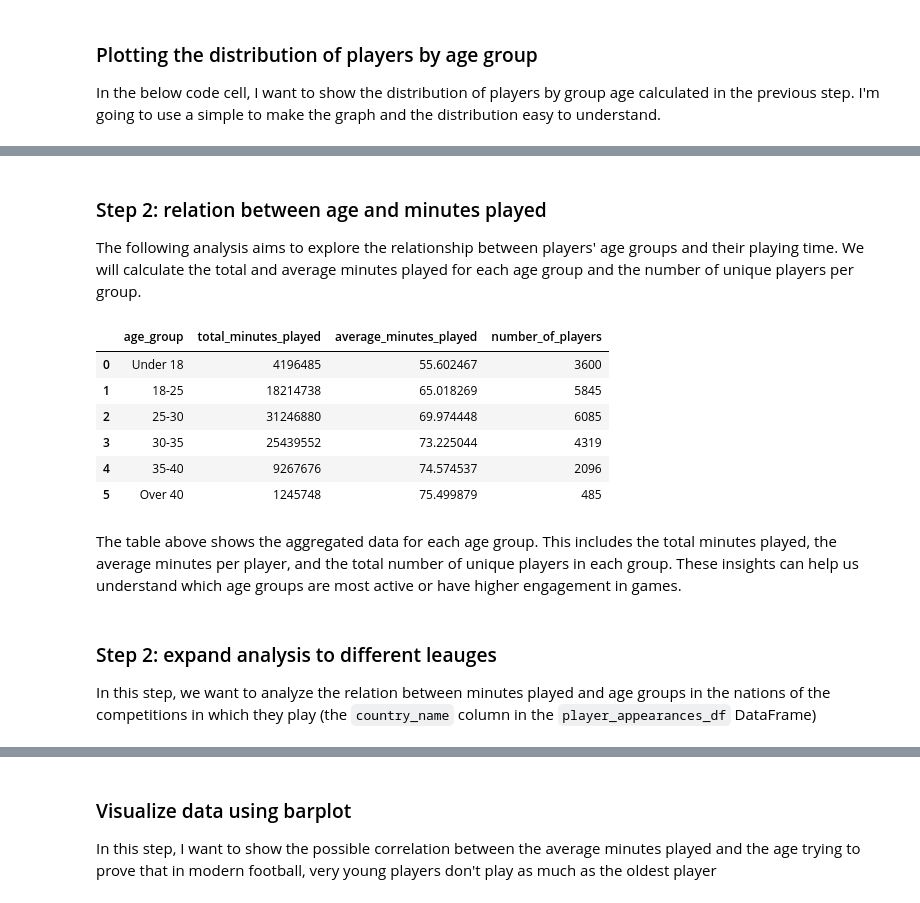
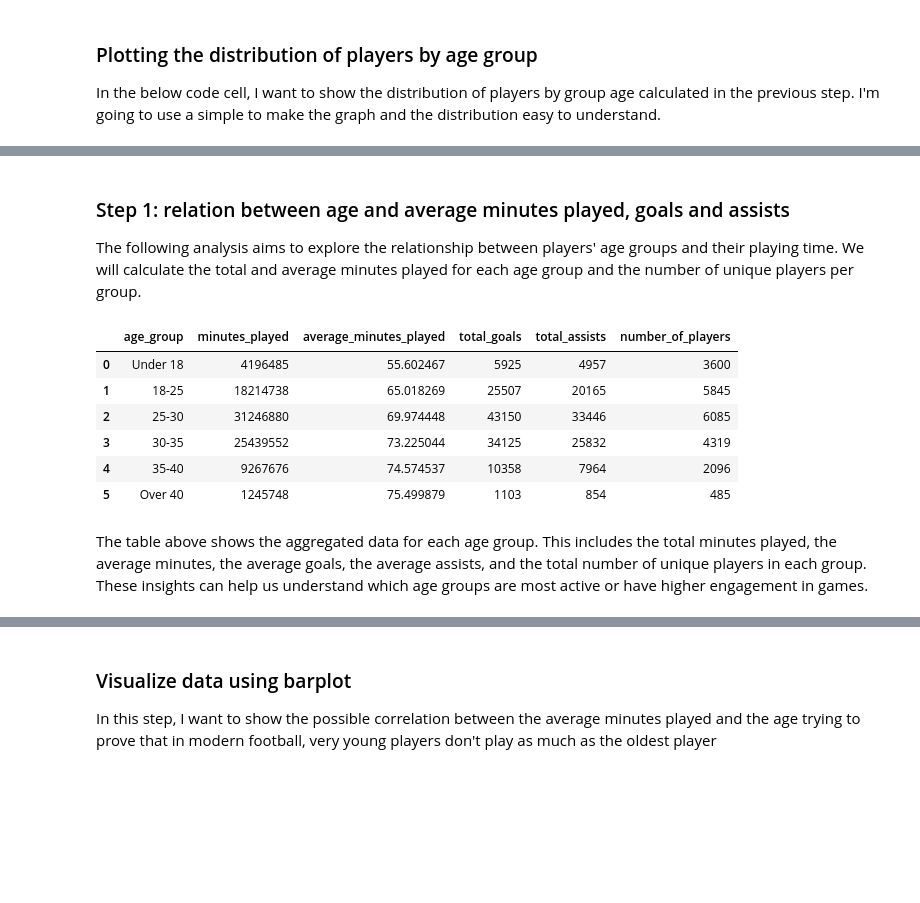
Before and after one commit to BonincontroL/IumTweb_project, a Jupyter notebook: solution/DataAnalysis/JupyterNotebooks/appearances.ipynb, the cells around one changed output, grey strips where cells are left out. Cells and saved outputs as stored; diff of their text form; code cells hidden in the pictures; blank space fills up the shorter version.

```diff
--- a/solution/DataAnalysis/JupyterNotebooks/appearances.ipynb
+++ b/solution/DataAnalysis/JupyterNotebooks/appearances.ipynb
@@ -300,23 +300,22 @@ plt.show()
 # %% [markdown]
-### Step 2: relation between age and minutes played
+### Step 1: relation between age and average minutes played, goals and assists
 The following analysis aims to explore the relationship between players' age groups and their playing time. We will calculate the total and average minutes played for each age group and the number of unique players per group.
 # %%
 age_analysis=player_appearances_df.groupby('age_group',observed=True).agg(
-    total_minutes_played=pd.NamedAgg(column='minutes_played', aggfunc='sum'),
+    minutes_played=pd.NamedAgg(column='minutes_played', aggfunc='sum'),
     average_minutes_played=pd.NamedAgg(column='minutes_played', aggfunc='mean'),
+    total_goals= pd.NamedAgg(column='goals',aggfunc='sum'),
+    total_assists = pd.NamedAgg(column='assists', aggfunc='sum'),
     number_of_players=pd.NamedAgg(column='player_id', aggfunc=pd.Series.nunique)
 ).reset_index()
 age_analysis
 # %% [output]
-|  | age_group | total_minutes_played | average_minutes_played | number_of_players |
-| 0 | Under 18 | 4196485 | 55.602467 | 3600 |
-| 1 | 18-25 | 18214738 | 65.018269 | 5845 |
-| 2 | 25-30 | 31246880 | 69.974448 | 6085 |
-| 3 | 30-35 | 25439552 | 73.225044 | 4319 |
-| 4 | 35-40 | 9267676 | 74.574537 | 2096 |
-| 5 | Over 40 | 1245748 | 75.499879 | 485 |
+|  | age_group | minutes_played | average_minutes_played | total_goals | total_assists | number_of_players |
+| 0 | Under 18 | 4196485 | 55.602467 | 5925 | 4957 | 3600 |
+| 1 | 18-25 | 18214738 | 65.018269 | 25507 | 20165 | 5845 |
+| 2 | 25-30 | 31246880 | 69.974448 | 43150 | 33446 | 6085 |
+| 3 | 30-35 | 25439552 | 73.225044 | 34125 | 25832 | 4319 |
+| 4 | 35-40 | 9267676 | 74.574537 | 10358 | 7964 | 2096 |
+| 5 | Over 40 | 1245748 | 75.499879 | 1103 | 854 | 485 |
 # %% [markdown]
-The table above shows the aggregated data for each age group. This includes the total minutes played, the average minutes per player, and the total number of unique players in each group. These insights can help us understand which age groups are most active or have higher engagement in games.
+The table above shows the aggregated data for each age group. This includes the total minutes played, the average minutes, the average goals, the average assists, and the total number of unique players in each group. These insights can help us understand which age groups are most active or have higher engagement in games.
-# %% [markdown]
-### Step 2: expand analysis to different leauges
-In this step, we want to analyze the relation between minutes played and age groups in the nations of the competitions in which they play (the `country_name` column in the `player_appearances_df` DataFrame)
```
Also changed, not shown: parts of 27 cells of this notebook.
